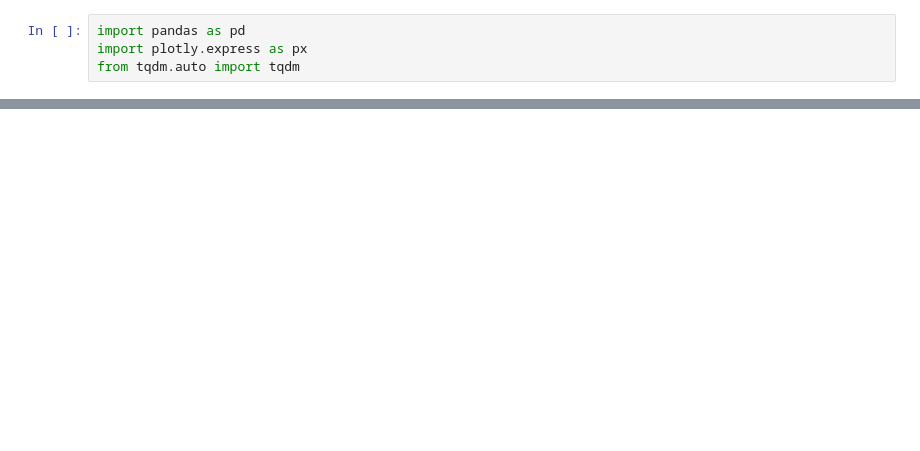
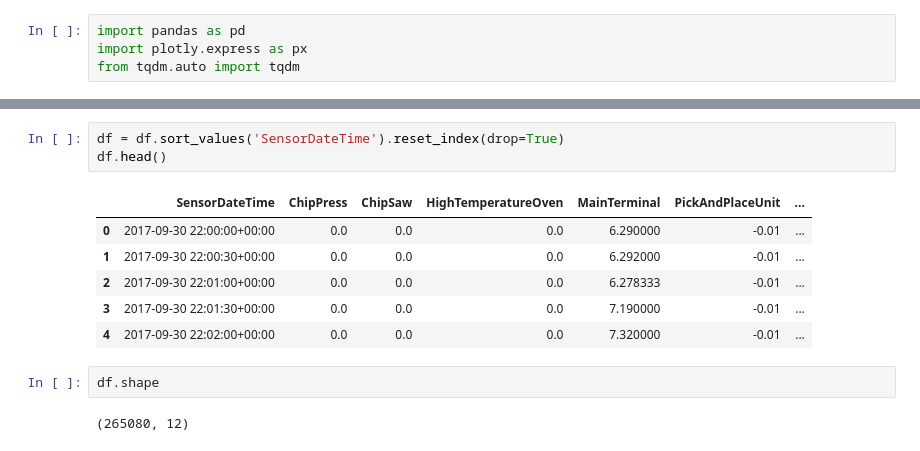
Before and after one commit to ptyshevs/nilm, a Jupyter notebook: hipe_data_exploration.ipynb, the cells around one changed output, grey strips where cells are left out. Drawn from its saved outputs; the diff is of its cells as text; blank space fills up the shorter version.

```diff
--- a/hipe_data_exploration.ipynb
+++ b/hipe_data_exploration.ipynb
@@ -28,0 +29,14 @@ memory usage: 43.0 MB
+# %%
+df = df.sort_values('SensorDateTime').reset_index(drop=True)
+df.head()
+# %% [output]
+|  | SensorDateTime | ChipPress | ChipSaw | HighTemperatureOven | MainTerminal | PickAndPlaceUnit | ... |
+| 0 | 2017-09-30 22:00:00+00:00 | 0.0 | 0.0 | 0.0 | 6.290000 | -0.01 | ... |
+| 1 | 2017-09-30 22:00:30+00:00 | 0.0 | 0.0 | 0.0 | 6.292000 | -0.01 | ... |
+| 2 | 2017-09-30 22:01:00+00:00 | 0.0 | 0.0 | 0.0 | 6.278333 | -0.01 | ... |
+| 3 | 2017-09-30 22:01:30+00:00 | 0.0 | 0.0 | 0.0 | 7.190000 | -0.01 | ... |
+| 4 | 2017-09-30 22:02:00+00:00 | 0.0 | 0.0 | 0.0 | 7.320000 | -0.01 | ... |
+# %%
+df.shape
+# %% [output]
+(265080, 12)
```
Also changed, not shown: parts of 9 cells of this notebook, 1 other file.
